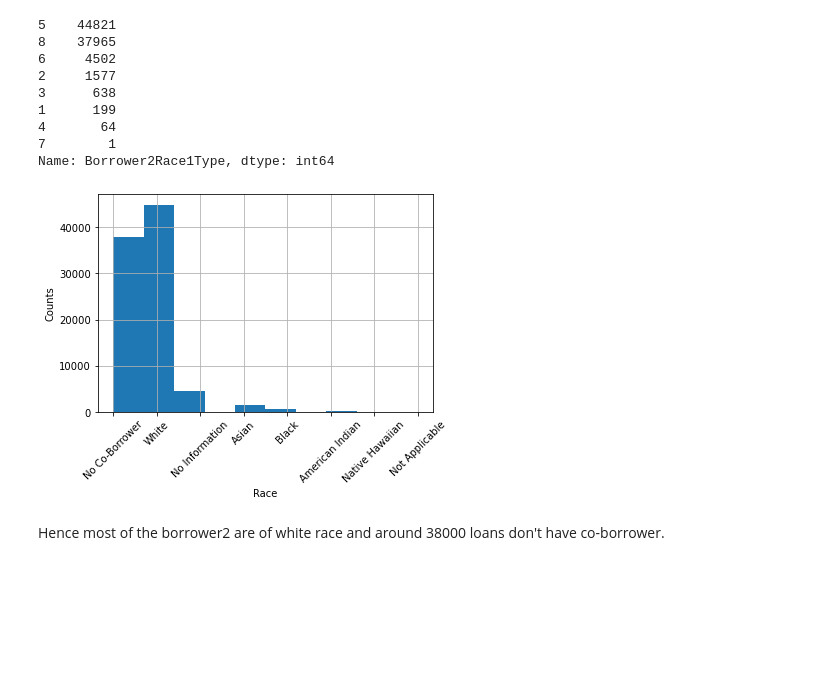
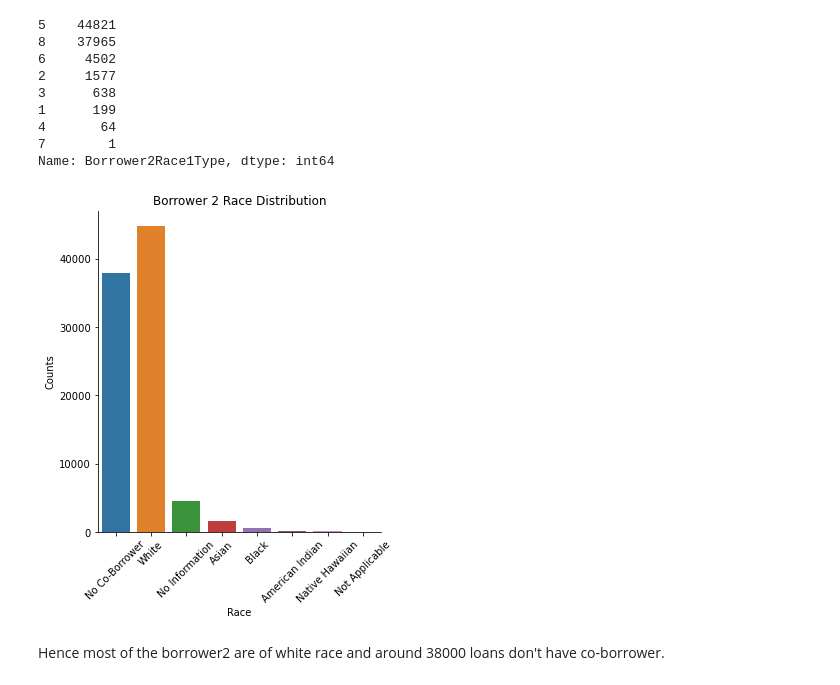
Before and after one commit to syadav12-hawk/check_mortgage_loan_disparity, a Jupyter notebook: EDA.ipynb, the cells around one changed output. Drawn from its saved outputs; the diff is of its cells as text; code cells hidden in the pictures; blank space fills up the shorter version.

```diff
--- a/EDA.ipynb
+++ b/EDA.ipynb
@@ -152,13 +156,15 @@ Name: Borrower2Race1Type, dtype: int64
 df_2019=df_2019.replace({'Borrower2Race1Type': {1:'American Indian', 2:'Asian', 3:'Black', 4:'Native Hawaiian', 5:'White', 6:'No Information', 7:'Not Applicable',8:'No Co-Borrower'}})
 # %%
 #Check Visually
-df_2019['Borrower2Race1Type'].hist()
+#df_2019['Borrower2Race1Type'].hist()
+sns.catplot(x="Borrower2Race1Type", kind="count", data=df_2019)
 plt.xlabel('Race')
 plt.ylabel('Counts')
 plt.xticks(rotation = 45)
+plt.title("Borrower 2 Race Distribution")
 plt.show()
 # %% [output]
-[figure, old version]
+[figure, new version]
 # %% [markdown]
 Hence most of the borrower2 are of white race and around 38000 loans don't have co-borrower.
 # %% [markdown]
```
Also changed, not shown: parts of 89 cells of this notebook.
